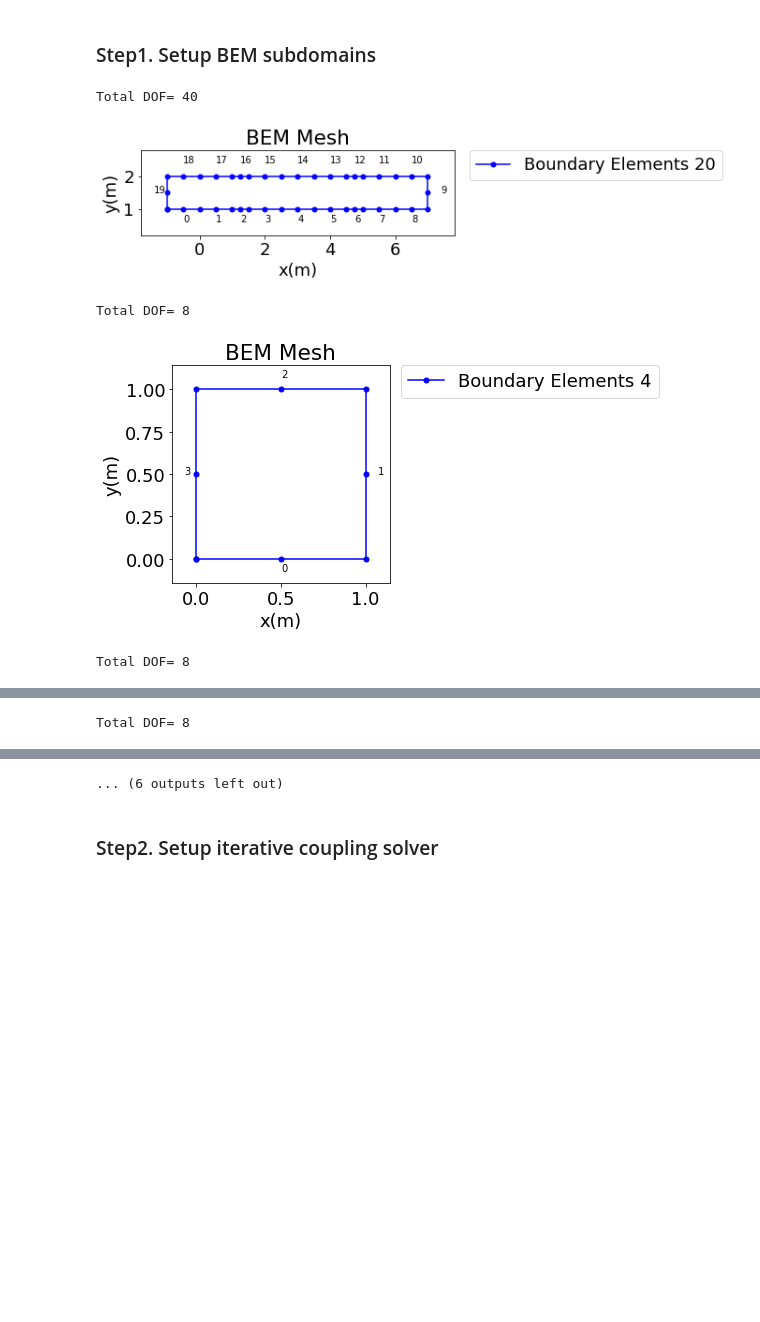
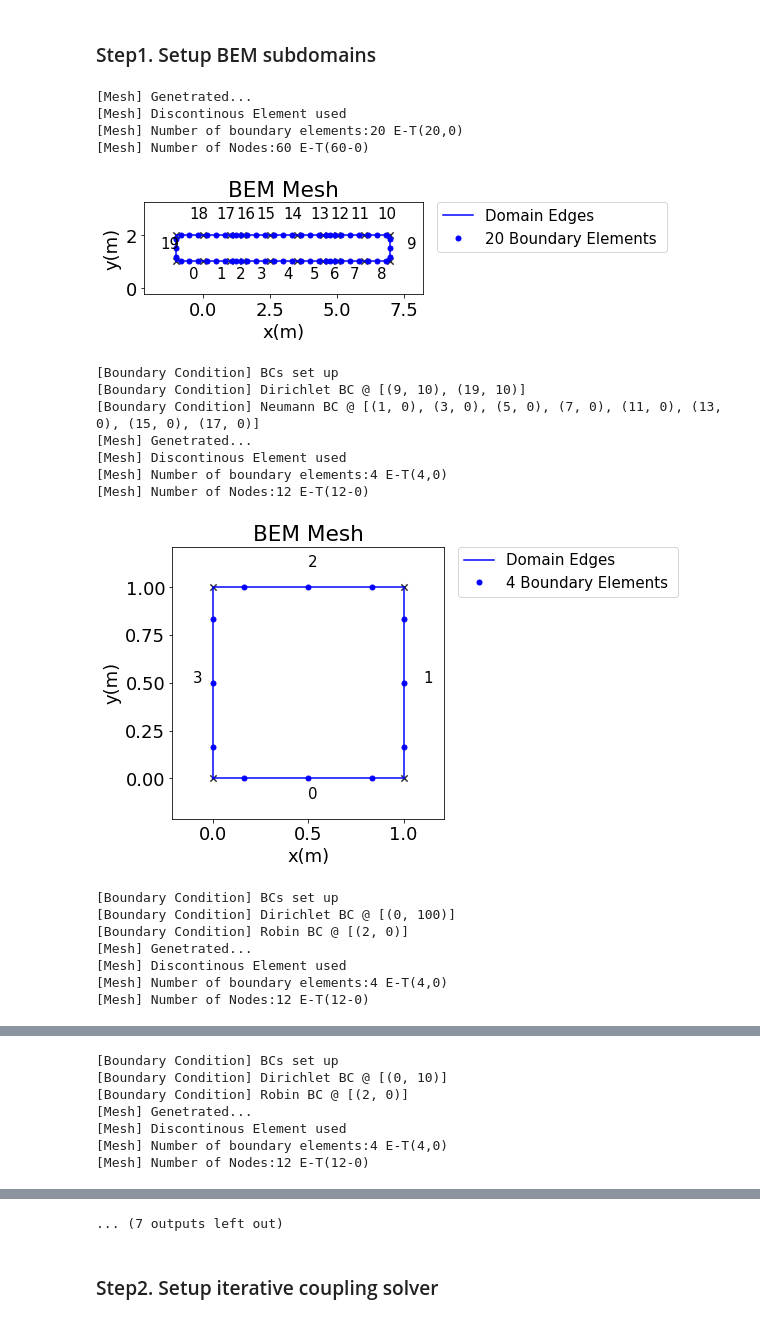
Before and after one commit to BinWang0213/PyBEM2D, a Jupyter notebook: Examples/IJNME_DDM_ShipDomain.ipynb, the cells around one changed output, grey strips where cells are left out. Drawn from its saved outputs; the diff is of its cells as text; code cells hidden in the pictures; blank space fills up the shorter version.

```diff
--- a/Examples/IJNME_DDM_ShipDomain.ipynb
+++ b/Examples/IJNME_DDM_ShipDomain.ipynb
@@ -33,7 +33,7 @@ Boundary_vert=[(-1.0,1.0),
 element_esize=1.0
 
 BEM_Case1.set_Mesh(Boundary_vert,[],element_esize,[],Type="Quad")
-
+BEM_Case1.plot_Mesh()
 #2.Set Boundary condition
 bc0=[(9,10),(19,10)]
 bc1=[(1,0),(3,0),(5,0),(7,0),(11,0),(13,0),(15,0),(17,0)]
@@ -49,6 +49,7 @@ Boundary_vert=[(0.0, 0.0), (1.0, 0.0), (1.0, 1.0), (0.0, 1.0)] #Anti-clock wise
 element_esize=1.0
 
 BEM_Case2.set_Mesh(Boundary_vert,[],element_esize,[],Type="Quad")
+BEM_Case2.plot_Mesh()
 
 #2.Set Boundary condition
 bc0=[(0,100)]
@@ -64,6 +65,7 @@ Boundary_vert=[(1.5, 0.0), (2.5, 0.0), (2.5, 1.0), (1.5, 1.0)] #Anti-clock wise
 element_esize=1.0
 
 BEM_Case3.set_Mesh(Boundary_vert,[],element_esize,[],Type="Quad")
+BEM_Case3.plot_Mesh()
 
 #2.Set Boundary condition
 bc0=[(0,10)]
@@ -79,6 +81,7 @@ Boundary_vert=[(3.5, 0.0), (4.5, 0.0), (4.5, 1.0), (3.5, 1.0)] #Anti-clock wise
 element_esize=1.0
 
 BEM_Case4.set_Mesh(Boundary_vert,[],element_esize,[],Type="Quad")
+BEM_Case4.plot_Mesh()
 
 #2.Set Boundary condition
 bc0=[(0,100)]
@@ -94,6 +97,7 @@ Boundary_vert=[(5.0, 0.0), (6.0, 0.0), (6.0, 1.0), (5.0, 1.0)] #Anti-clock wise
 element_esize=1.0
 
 BEM_Case5.set_Mesh(Boundary_vert,[],element_esize,[],Type="Quad")
+BEM_Case5.plot_Mesh()
 
 #2.Set Boundary condition
 bc0=[(0,100)]
@@ -109,6 +113,7 @@ Boundary_vert=[(0.0, 2.0), (1.0, 2.0), (1.0, 3.0), (0.0, 3.0)] #Anti-clock wise
 element_esize=1.0
 
 BEM_Case6.set_Mesh(Boundary_vert,[],element_esize,[],Type="Quad")
+BEM_Case6.plot_Mesh()
 
 #2.Set Boundary condition
 bc0=[(2,100)]
@@ -124,6 +129,7 @@ Boundary_vert=[(1.5, 2.0), (2.5, 2.0), (2.5, 3.0), (1.5, 3.0)] #Anti-clock wise
 element_esize=1.0
 
 BEM_Case7.set_Mesh(Boundary_vert,[],element_esize,[],Type="Quad")
+BEM_Case7.plot_Mesh()
 
 #2.Set Boundary condition
 bc0=[(2,100)]
@@ -135,35 +141,52 @@ BEM_Case7.set_BoundaryCondition(DirichletBC=bc0,RobinBC=bc1)
 BEM_Case8=BEM2D()
 
 #1.Build Mesh
 Boundary_vert=[(3.5, 2.0), (4.5, 2.0), (4.5, 3.0), (3.5, 3.0)] #Anti-clock wise for internal domain
 element_esize=1.0
 
 BEM_Case8.set_Mesh(Boundary_vert,[],element_esize,[],Type="Quad")
+BEM_Case8.plot_Mesh()
 
 #2.Set Boundary condition
 bc0=[(2,100)]
 bc1=[(0,0)]
 
 BEM_Case8.set_BoundaryCondition(DirichletBC=bc0,RobinBC=bc1)
 #BEM_Case1.print_debug()
 
 BEM_Case9=BEM2D()
 
 #1.Build Mesh
 Boundary_vert=[(5.0, 2.0), (6.0, 2.0), (6.0, 3.0), (5.0, 3.0)] #Anti-clock wise for internal domain
 element_esize=1.0
 
 BEM_Case9.set_Mesh(Boundary_vert,[],element_esize,[],Type="Quad")
+BEM_Case9.plot_Mesh()
 
 #2.Set Boundary condition
 bc0=[(2,10)]
 bc1=[(0,0)]
 
 BEM_Case9.set_BoundaryCondition(DirichletBC=bc0,RobinBC=bc1)
 #BEM_Case1.print_debug()
 # %% [output]
-Total DOF= 40
+[Mesh] Genetrated...
+[Mesh] Discontinous Element used
+[Mesh] Number of boundary elements:20 E-T(20,0)
+[Mesh] Number of Nodes:60 E-T(60-0)
-[figure, old version]
+[figure, new version]
-Total DOF= 8
+[Boundary Condition] BCs set up
+[Boundary Condition] Dirichlet BC @ [(9, 10), (19, 10)]
+[Boundary Condition] Neumann BC @ [(1, 0), (3, 0), (5, 0), (7, 0), (11, 0), (13, 0), (15, 0), (17, 0)]
+[Mesh] Genetrated...
+[Mesh] Discontinous Element used
+[Mesh] Number of boundary elements:4 E-T(4,0)
+[Mesh] Number of Nodes:12 E-T(12-0)
-[figure, old version]
+[figure, new version]
-Total DOF= 8
+[Boundary Condition] BCs set up
+[Boundary Condition] Dirichlet BC @ [(0, 100)]
+[Boundary Condition] Robin BC @ [(2, 0)]
+[Mesh] Genetrated...
+[Mesh] Discontinous Element used
+[Mesh] Number of boundary elements:4 E-T(4,0)
+[Mesh] Number of Nodes:12 E-T(12-0)
@@ -171 +194,7 @@ Total DOF= 8
-Total DOF= 8
+[Boundary Condition] BCs set up
+[Boundary Condition] Dirichlet BC @ [(0, 10)]
+[Boundary Condition] Robin BC @ [(2, 0)]
+[Mesh] Genetrated...
+[Mesh] Discontinous Element used
+[Mesh] Number of boundary elements:4 E-T(4,0)
+[Mesh] Number of Nodes:12 E-T(12-0)
@@ -177,4 +218,4 @@ Total DOF= 8
-... (6 outputs left out)
+... (7 outputs left out)
 # %% [markdown]
 ### Step2. Setup iterative coupling solver
 # %%
```
Also changed, not shown: parts of 6 cells of this notebook, 8 other files.
